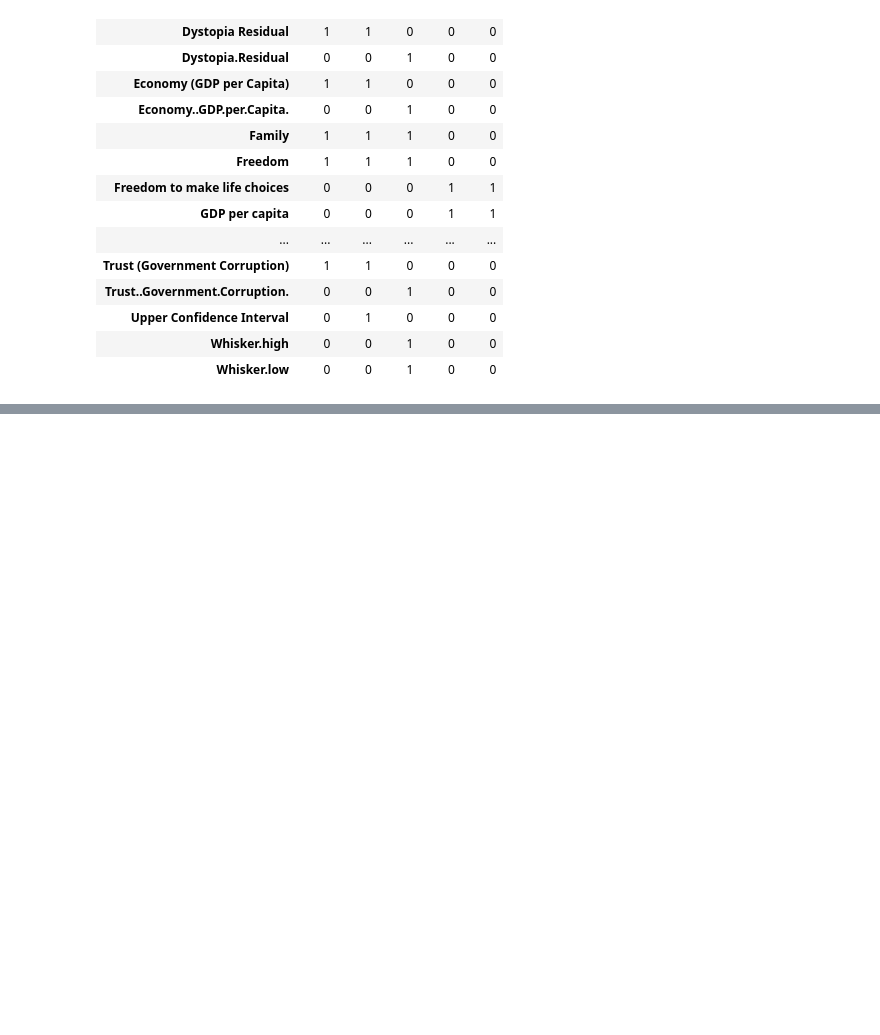
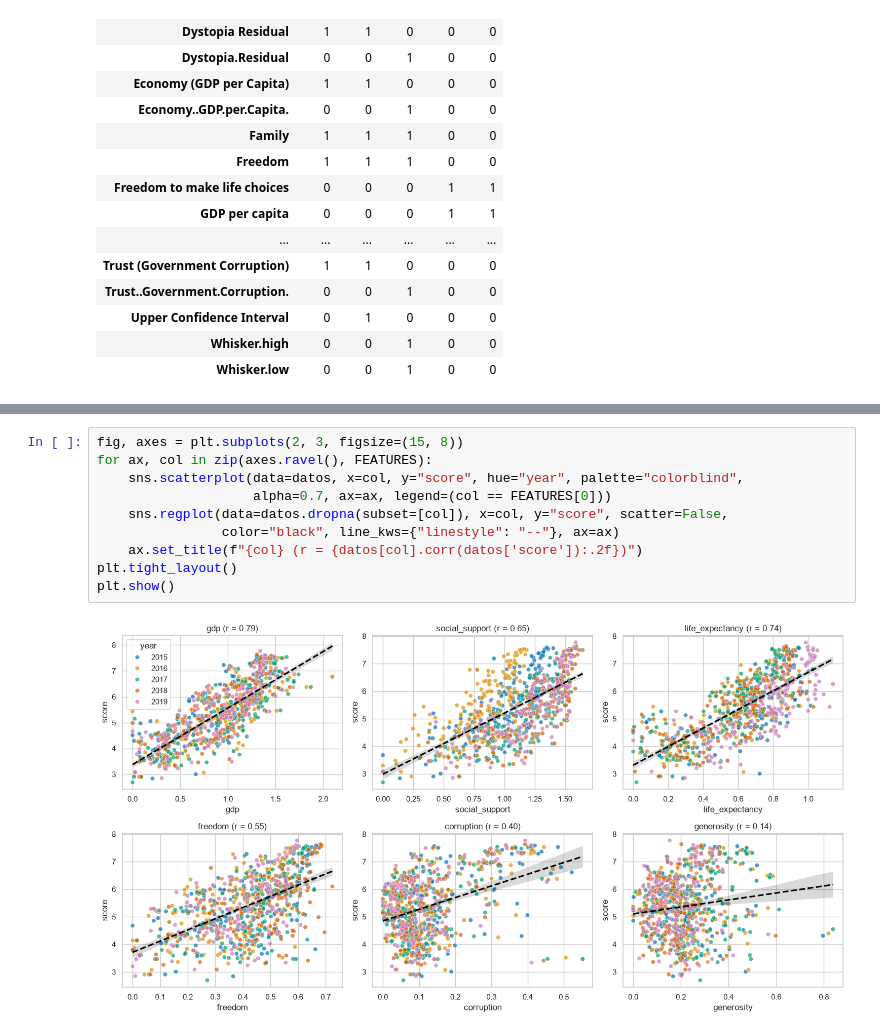
Before and after one commit to andrescam2026/ETL-WORKSHOP-03, a Jupyter notebook: notebooks/analysis.ipynb, the cells around one changed output, grey strips where cells are left out. Drawn from its saved outputs; the diff is of its cells as text; blank space fills up the shorter version.

```diff
--- a/notebooks/analysis.ipynb
+++ b/notebooks/analysis.ipynb
@@ -112,0 +468,12 @@ Comunes a todos los años: ['Generosity']
+# %%
+fig, axes = plt.subplots(2, 3, figsize=(15, 8))
+for ax, col in zip(axes.ravel(), FEATURES):
+    sns.scatterplot(data=datos, x=col, y="score", hue="year", palette="colorblind",
+                    alpha=0.7, ax=ax, legend=(col == FEATURES[0]))
+    sns.regplot(data=datos.dropna(subset=[col]), x=col, y="score", scatter=False,
+                color="black", line_kws={"linestyle": "--"}, ax=ax)
+    ax.set_title(f"{col} (r = {datos[col].corr(datos['score']):.2f})")
+plt.tight_layout()
+plt.show()
+# %% [output]
+[figure, added]
```
Also changed, not shown: parts of 16 cells of this notebook.
